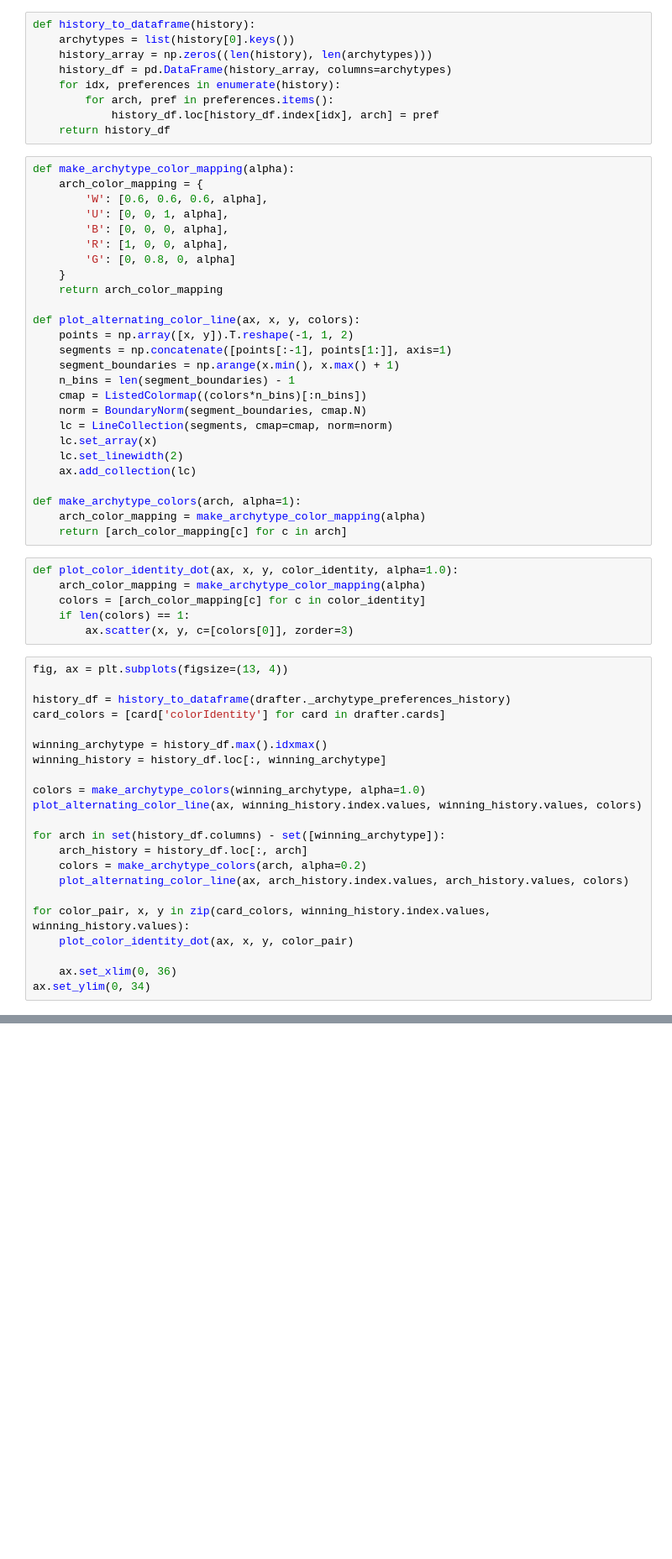
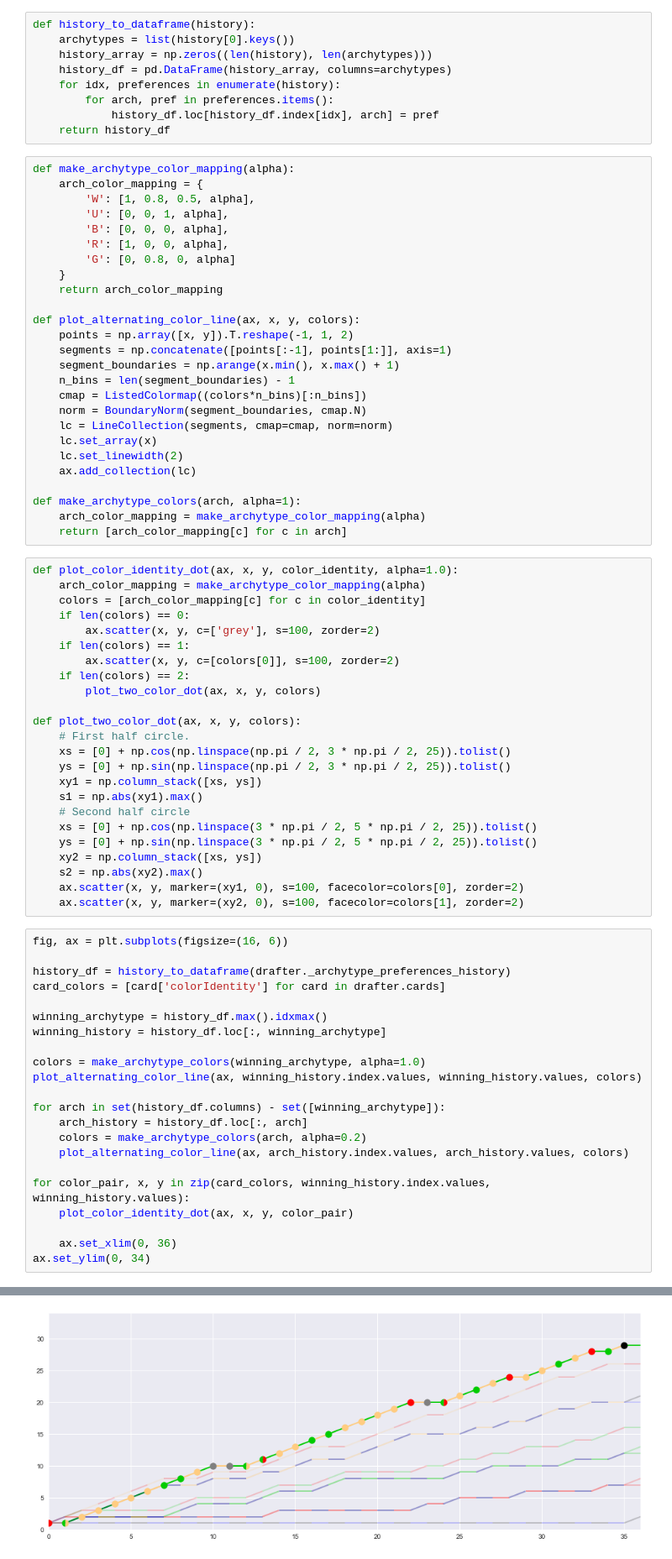
Before and after one commit to madrury/mtg-draftbot, a Jupyter notebook: draft-experiments.ipynb, the cells around one changed output, grey strips where cells are left out. Shown at 84% size. Cells and saved outputs as stored; diff of their text form; blank space fills up the shorter version.

Commit message:
Add double color graph glyphs.

```diff
--- a/draft-experiments.ipynb
+++ b/draft-experiments.ipynb
@@ -29,7 +29,7 @@ def history_to_dataframe(history):
 # %%
 def make_archytype_color_mapping(alpha):
     arch_color_mapping = {
-        'W': [0.6, 0.6, 0.6, alpha],
+        'W': [1, 0.8, 0.5, alpha],
         'U': [0, 0, 1, alpha],
         'B': [0, 0, 0, alpha],
         'R': [1, 0, 0, alpha],
@@ -52,14 +52,32 @@ def plot_alternating_color_line(ax, x, y, colors):
 def make_archytype_colors(arch, alpha=1):
     arch_color_mapping = make_archytype_color_mapping(alpha)
     return [arch_color_mapping[c] for c in arch]
-# %%
-def plot_color_identity_dot(ax, x, y, color_identity, alpha=1.0):
-    arch_color_mapping = make_archytype_color_mapping(alpha)
-    colors = [arch_color_mapping[c] for c in color_identity]
-    if len(colors) == 1:
-        ax.scatter(x, y, c=[colors[0]], zorder=3)
+# %%
+def plot_color_identity_dot(ax, x, y, color_identity, alpha=1.0):
+    arch_color_mapping = make_archytype_color_mapping(alpha)
+    colors = [arch_color_mapping[c] for c in color_identity]
+    if len(colors) == 0:
+        ax.scatter(x, y, c=['grey'], s=100, zorder=2)
+    if len(colors) == 1:
+        ax.scatter(x, y, c=[colors[0]], s=100, zorder=2)
+    if len(colors) == 2:
+        plot_two_color_dot(ax, x, y, colors)
+
+def plot_two_color_dot(ax, x, y, colors):
+    # First half circle.
+    xs = [0] + np.cos(np.linspace(np.pi / 2, 3 * np.pi / 2, 25)).tolist()
+    ys = [0] + np.sin(np.linspace(np.pi / 2, 3 * np.pi / 2, 25)).tolist()
+    xy1 = np.column_stack([xs, ys])
+    s1 = np.abs(xy1).max()
+    # Second half circle
+    xs = [0] + np.cos(np.linspace(3 * np.pi / 2, 5 * np.pi / 2, 25)).tolist()
+    ys = [0] + np.sin(np.linspace(3 * np.pi / 2, 5 * np.pi / 2, 25)).tolist()
+    xy2 = np.column_stack([xs, ys])
+    s2 = np.abs(xy2).max()
+    ax.scatter(x, y, marker=(xy1, 0), s=100, facecolor=colors[0], zorder=2)
+    ax.scatter(x, y, marker=(xy2, 0), s=100, facecolor=colors[1], zorder=2)
 # %%
-fig, ax = plt.subplots(figsize=(13, 4))
+fig, ax = plt.subplots(figsize=(16, 6))
 
 history_df = history_to_dataframe(drafter._archytype_preferences_history)
 card_colors = [card['colorIdentity'] for card in drafter.cards]
@@ -80,3 +98,4 @@ for color_pair, x, y in zip(card_colors, winning_history.index.values, winning_h
 
     ax.set_xlim(0, 36)
 ax.set_ylim(0, 34)
+# %% [output]
@@ -82,0 +103 @@ ax.set_ylim(0, 34)
+[figure, added]
```
Also changed, not shown: parts of 2 cells of this notebook.
